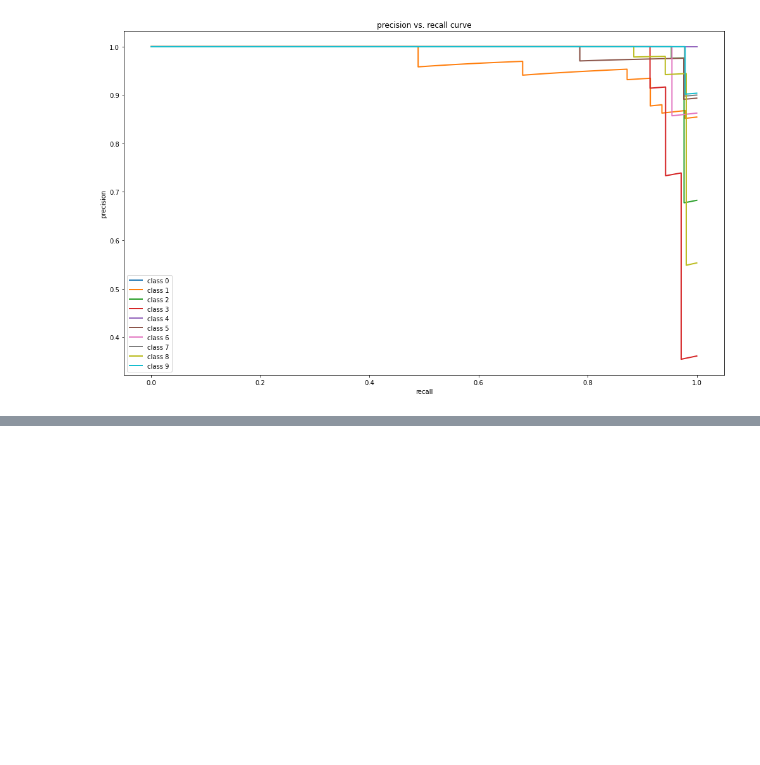
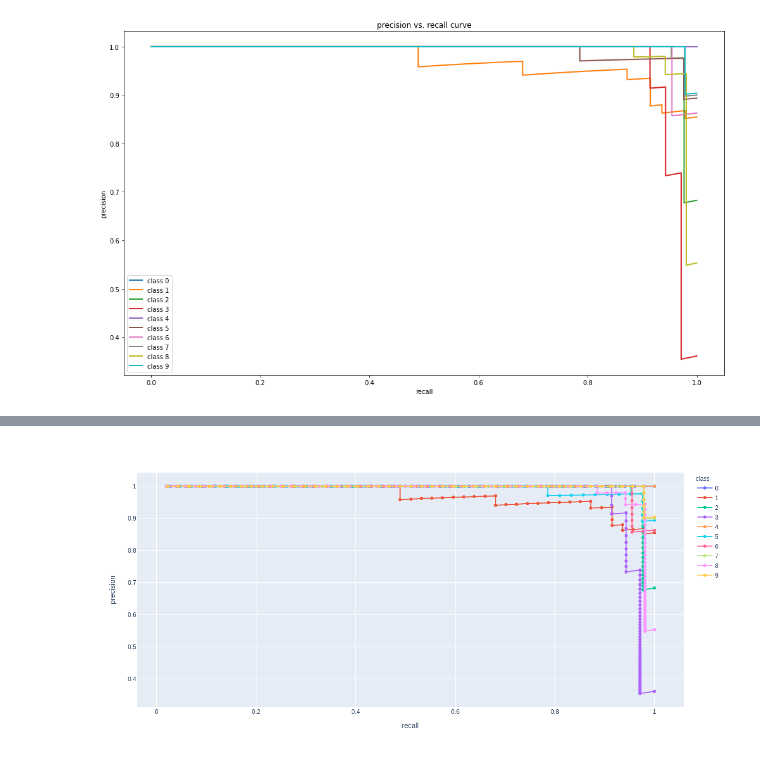
Before and after one commit to lukasvrabel/evaluations, a Jupyter notebook: evaluate_multiclassifier.ipynb, the cells around one changed output, grey strips where cells are left out. Saved outputs shown, nothing was run; the diff lists cells and outputs as text; code cells hidden in the pictures; blank space fills up the shorter version.

Commit message:
add interactive pr curve

```diff
--- a/evaluate_multiclassifier.ipynb
+++ b/evaluate_multiclassifier.ipynb
@@ -53,3 +53,6 @@ plot_confusion_matrix(y_true, y_pred)
 plot_precision_recall(y_true, y_pred_proba)
 # %% [output]
 [figure]
+# %%
+plot_PR_interactive(y_true, y_pred_proba)
+# %% [output]
@@ -55,0 +60 @@ plot_precision_recall(y_true, y_pred_proba)
+[figure, added]
```
Also changed, not shown: parts of 2 cells of this notebook, 1 other file.
